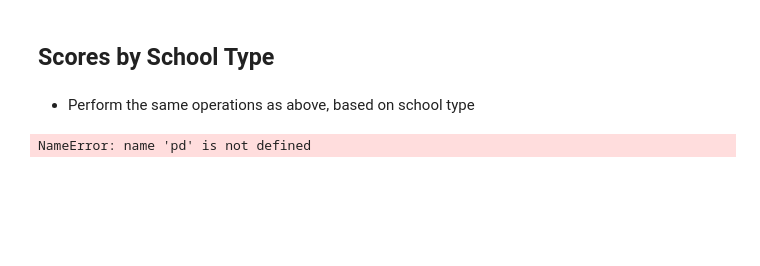
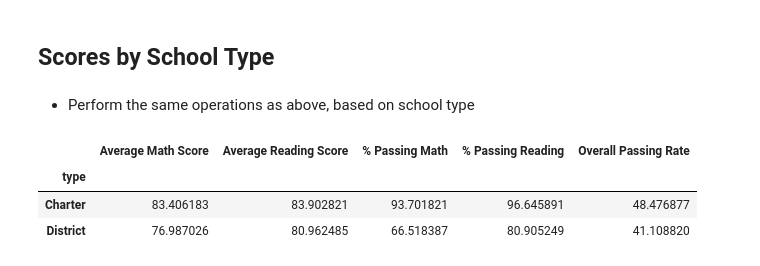
Before and after one commit to Patriotwo/pandas-challenge, a Jupyter notebook: PyCitySchools/PyCitySchools_starter.ipynb, the cells around one changed output. Cells and saved outputs as stored; diff of their text form; code cells hidden in the pictures; blank space fills up the shorter version.

```diff
--- a/PyCitySchools/PyCitySchools_starter.ipynb
+++ b/PyCitySchools/PyCitySchools_starter.ipynb
@@ -327,42 +562,38 @@ SyntaxError: invalid syntax (<ipython-input-4-7b1b127707f0>, line 12)
 # %% [markdown]
 * Perform the same operations as above, based on school type
 # %%
-# Create per school type bins
-type_bins = [0, 2000, 3000, 4000, 5000]
-type_size = ['0  to  1500', '1501 to 3000', '3001 to 3500', '3501 to 5000']
-
-
-# Calculate school type columns
-school_data_complete['school type'] = pd.cut(school_data_complete['type'], size_bins, labels=type_size)
-
+# Create per school type bins: there are only two types
 
 # Group school data
-school_type_group = school_data_complete.groupby('school type')
-size_total_students = school_type_group['Student ID'].count()
-size_math_avg = school_type_group['math_score'].mean()
-size_reading_avg = school_type_group['reading_score'].mean()
+school_type_group = school_data_complete.groupby('type')
+type_total_students = school_type_group['Student ID'].count()
+type_math_avg = school_type_group['math_score'].mean()
+type_reading_avg = school_type_group['reading_score'].mean()
 
 # School Size Average
-type_math_pass = school_data_complete[school_data_complete['math_score']>=70].groupby('school type')['math_score'].count()
+type_math_pass = school_data_complete[school_data_complete['math_score']>=70].groupby('type')['math_score'].count()
 perc_type_math_pass = (type_math_pass / type_total_students)*100
 
 # School Size Reading Average
-type_reading_pass = school_data_complete[school_data_complete['reading_score']>=70].groupby('school type')['reading_score'].count()
+type_reading_pass = school_data_complete[school_data_complete['reading_score']>=70].groupby('type')['reading_score'].count()
 perc_type_reading_pass = (type_reading_pass / type_total_students)*100
 
 # Overall School Size Passing Rate
 overall_type_pass = (perc_type_math_pass / perc_type_reading_pass)/2
 
 # Scores by School Type Summary
 school_type_summary_df = pd.DataFrame({
     'Average Math Score': type_math_avg,
     'Average Reading Score': type_reading_avg,
     '% Passing Math': perc_type_math_pass,
     '% Passing Reading': perc_type_reading_pass,
     'Overall Passing Rate': (overall_type_pass)*100},
 columns=['Average Math Score', 'Average Reading Score', '% Passing Math', '% Passing Reading', 'Overall Passing Rate']
 )
 
 school_type_summary_df
 # %% [output]
-NameError: name 'pd' is not defined
+|  | Average Math Score | Average Reading Score | % Passing Math | % Passing Reading | Overall Passing Rate |
+| type |  |  |  |  |  |
+| Charter | 83.406183 | 83.902821 | 93.701821 | 96.645891 | 48.476877 |
+| District | 76.987026 | 80.962485 | 66.518387 | 80.905249 | 41.108820 |
```
Also changed, not shown: parts of 23 cells of this notebook.
